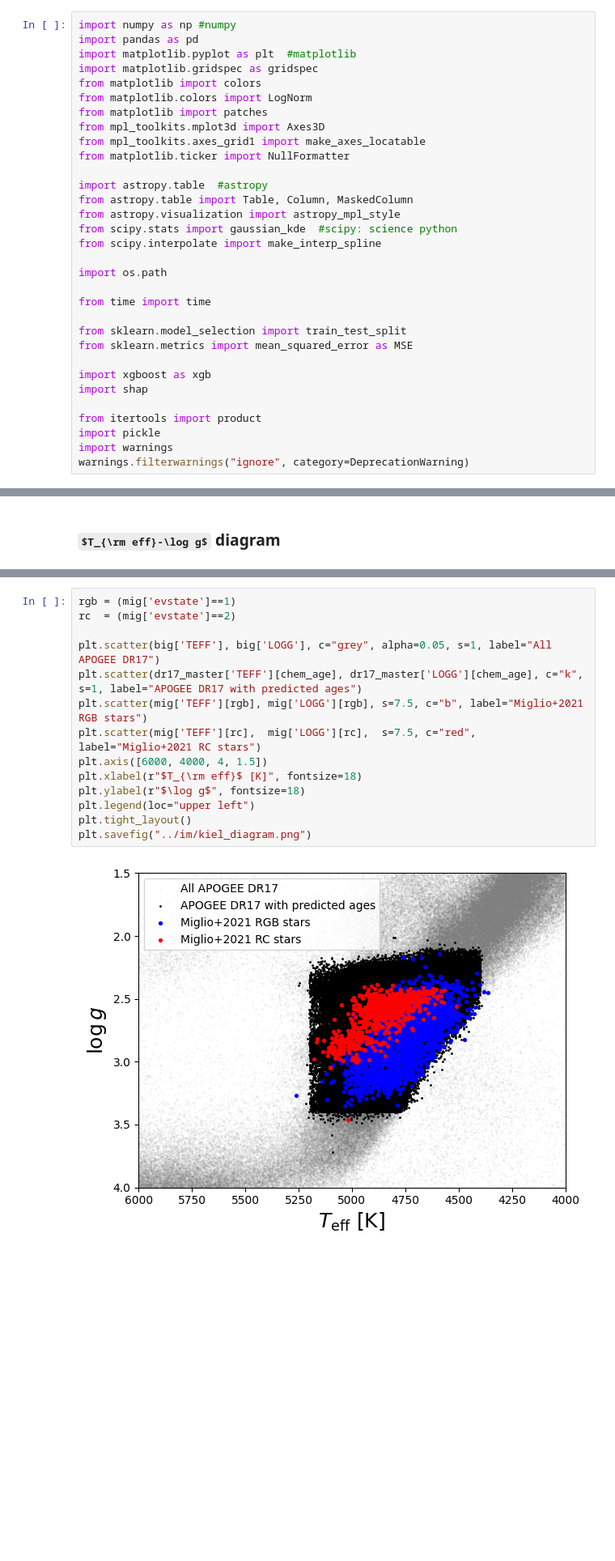
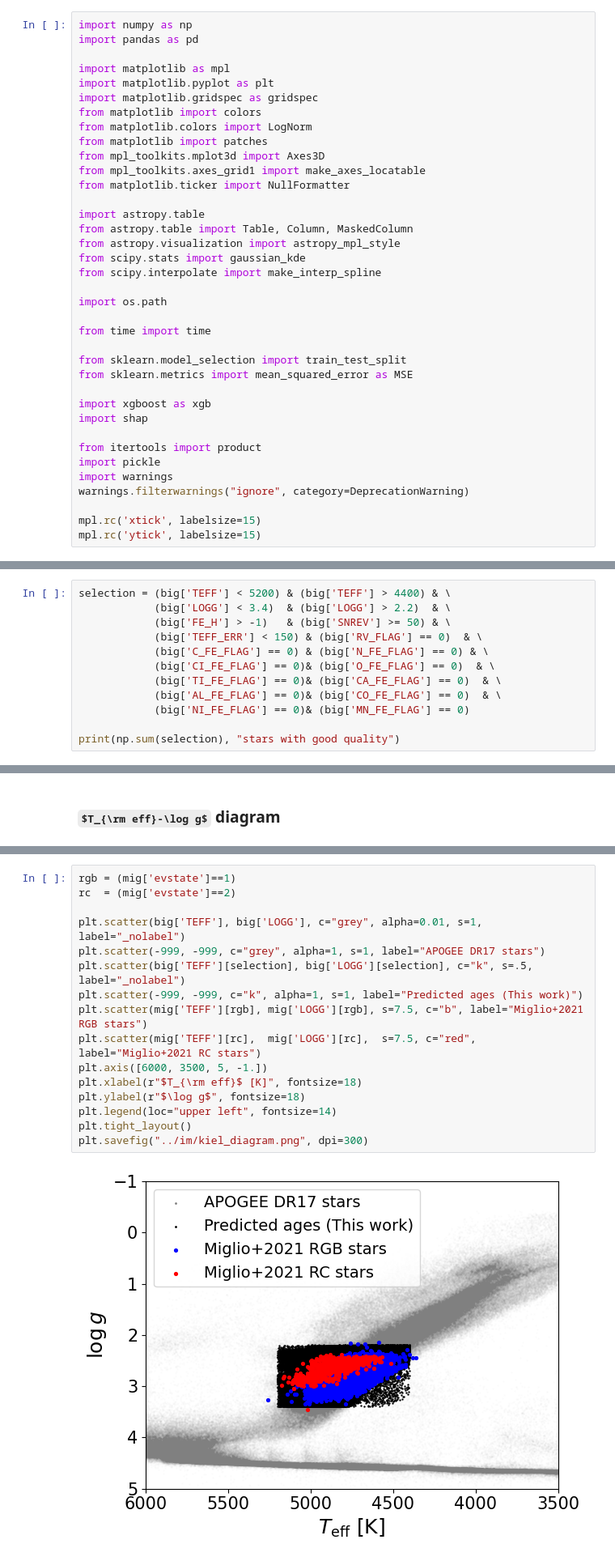
Before and after one commit to fjaellet/xgboost_chem_ages, a Jupyter notebook: py/train_xgboost_miglio2021.ipynb, the cells around one changed output, grey strips where cells are left out. Shown at 81% size. Drawn from its saved outputs; the diff is of its cells as text; some formulas as TeX source; blank space fills up the shorter version.

```diff
--- a/py/train_xgboost_miglio2021.ipynb
+++ b/py/train_xgboost_miglio2021.ipynb
@@ -3,9 +3,11 @@
 # %% [markdown]
 # Predicting ages from spectroscopic abundances with XGBoost
 # %%
-import numpy as np #numpy
+import numpy as np
 import pandas as pd
-import matplotlib.pyplot as plt  #matplotlib
+
+import matplotlib as mpl
+import matplotlib.pyplot as plt
 import matplotlib.gridspec as gridspec
 from matplotlib import colors
 from matplotlib.colors import LogNorm
@@ -14,10 +16,10 @@ from mpl_toolkits.mplot3d import Axes3D
 from mpl_toolkits.axes_grid1 import make_axes_locatable
 from matplotlib.ticker import NullFormatter
 
-import astropy.table  #astropy
+import astropy.table
 from astropy.table import Table, Column, MaskedColumn
 from astropy.visualization import astropy_mpl_style
-from scipy.stats import gaussian_kde  #scipy: science python
+from scipy.stats import gaussian_kde
 from scipy.interpolate import make_interp_spline
 
 import os.path
@@ -34,6 +36,9 @@ from itertools import product
 import pickle
 import warnings
 warnings.filterwarnings("ignore", category=DeprecationWarning)
+
+mpl.rc('xtick', labelsize=15)
+mpl.rc('ytick', labelsize=15)
 # %% [markdown]
 # Import the training table (APOGEE-Kepler dataset)
 
@@ -148,0 +165,12 @@ Number of rows: 733901
+# %%
+selection = (big['TEFF'] < 5200) & (big['TEFF'] > 4400) & \
+            (big['LOGG'] < 3.4)  & (big['LOGG'] > 2.2)  & \
+            (big['FE_H'] > -1)   & (big['SNREV'] >= 50) & \
+            (big['TEFF_ERR'] < 150) & (big['RV_FLAG'] == 0)  & \
+            (big['C_FE_FLAG'] == 0) & (big['N_FE_FLAG'] == 0) & \
+            (big['CI_FE_FLAG'] == 0)& (big['O_FE_FLAG'] == 0)  & \
+            (big['TI_FE_FLAG'] == 0)& (big['CA_FE_FLAG'] == 0)  & \
+            (big['AL_FE_FLAG'] == 0)& (big['CO_FE_FLAG'] == 0)  & \
+            (big['NI_FE_FLAG'] == 0)& (big['MN_FE_FLAG'] == 0)
+
+print(np.sum(selection), "stars with good quality")
@@ -154,19 +181,21 @@ chem_age = np.isfinite(dr17_master['Chemical_Age_Dec2022'])
 # %%
 rgb = (mig['evstate']==1)
 rc  = (mig['evstate']==2)
 
-plt.scatter(big['TEFF'], big['LOGG'], c="grey", alpha=0.05, s=1, label="All APOGEE DR17")
-plt.scatter(dr17_master['TEFF'][chem_age], dr17_master['LOGG'][chem_age], c="k", s=1, label="APOGEE DR17 with predicted ages")
+plt.scatter(big['TEFF'], big['LOGG'], c="grey", alpha=0.01, s=1, label="_nolabel")
+plt.scatter(-999, -999, c="grey", alpha=1, s=1, label="APOGEE DR17 stars")
+plt.scatter(big['TEFF'][selection], big['LOGG'][selection], c="k", s=.5, label="_nolabel")
+plt.scatter(-999, -999, c="k", alpha=1, s=1, label="Predicted ages (This work)")
 plt.scatter(mig['TEFF'][rgb], mig['LOGG'][rgb], s=7.5, c="b", label="Miglio+2021 RGB stars")
 plt.scatter(mig['TEFF'][rc],  mig['LOGG'][rc],  s=7.5, c="red", label="Miglio+2021 RC stars")
-plt.axis([6000, 4000, 4, 1.5])
+plt.axis([6000, 3500, 5, -1.])
 plt.xlabel(r"$T_{\rm eff}$ [K]", fontsize=18)
 plt.ylabel(r"$\log g$", fontsize=18)
-plt.legend(loc="upper left")
+plt.legend(loc="upper left", fontsize=14)
 plt.tight_layout()
-plt.savefig("../im/kiel_diagram.png")
+plt.savefig("../im/kiel_diagram.png", dpi=300)
 # %% [output]
-[figure, old version]
+[figure, new version]
 # %% [markdown]
 ### Age uncertainties of the Miglio+2021 sample
 # %%
```
Also changed, not shown: parts of 26 cells of this notebook, 53 other files.
